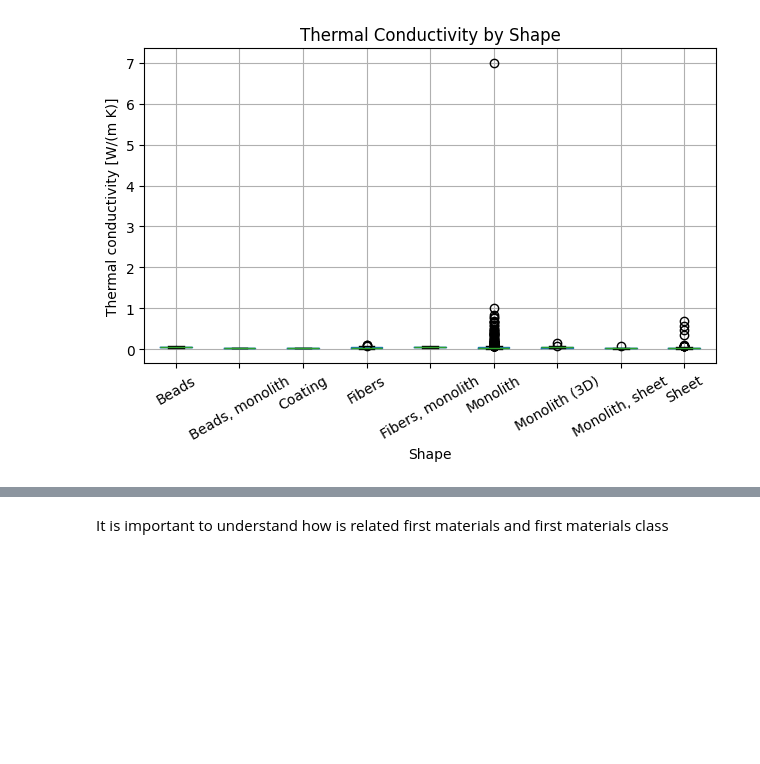
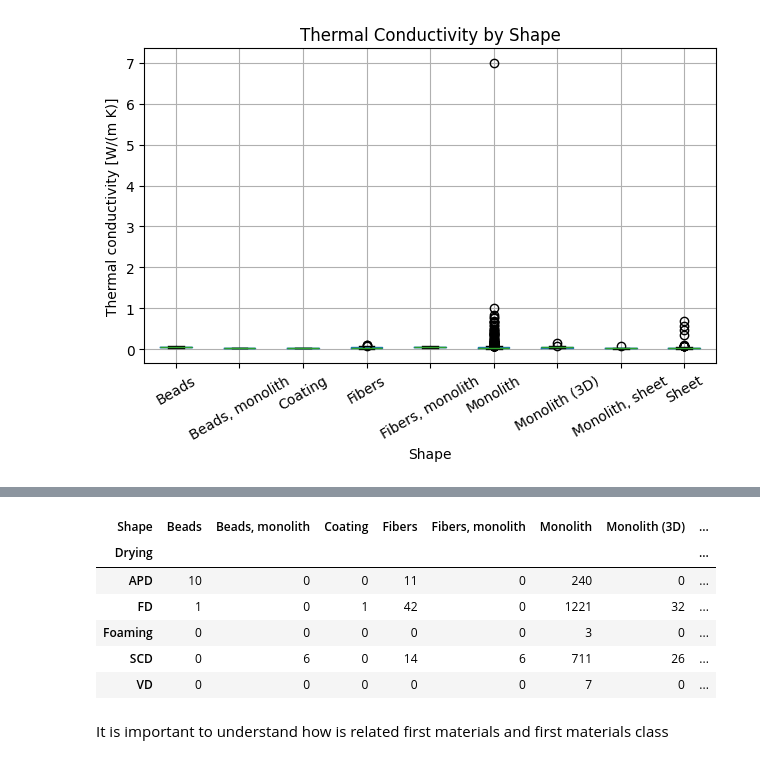
Before and after one commit to paulagirones/Aerogels_thermal_conductivity, a Jupyter notebook: aerogels_thermal_conductivity_ml.ipynb, the cells around one changed output, grey strips where cells are left out. Drawn from its saved outputs; the diff is of its cells as text; code cells hidden in the pictures; blank space fills up the shorter version.

```diff
--- a/aerogels_thermal_conductivity_ml.ipynb
+++ b/aerogels_thermal_conductivity_ml.ipynb
@@ -547,3 +623,16 @@ display(
+# %%
+pd.crosstab(
+    df['Drying'],
+    df['Shape']
+)
+# %% [output]
+| Shape | Beads | Beads, monolith | Coating | Fibers | Fibers, monolith | Monolith | Monolith (3D) | ... |
+| Drying |  |  |  |  |  |  |  | ... |
+| APD | 10 | 0 | 0 | 11 | 0 | 240 | 0 | ... |
+| FD | 1 | 0 | 1 | 42 | 0 | 1221 | 32 | ... |
+| Foaming | 0 | 0 | 0 | 0 | 0 | 3 | 0 | ... |
+| SCD | 0 | 6 | 0 | 14 | 6 | 711 | 26 | ... |
+| VD | 0 | 0 | 0 | 0 | 0 | 7 | 0 | ... |
 # %% [markdown]
 It is important to understand how is related first materials and first materials class
 # %%
```
Also changed, not shown: parts of 8 cells of this notebook.
